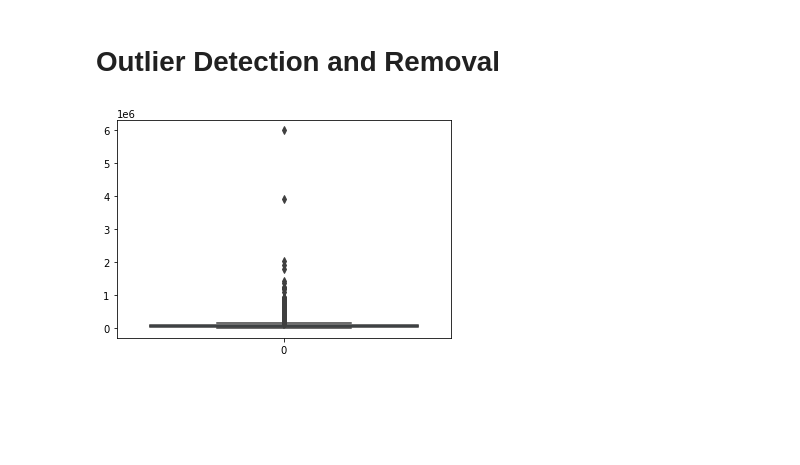
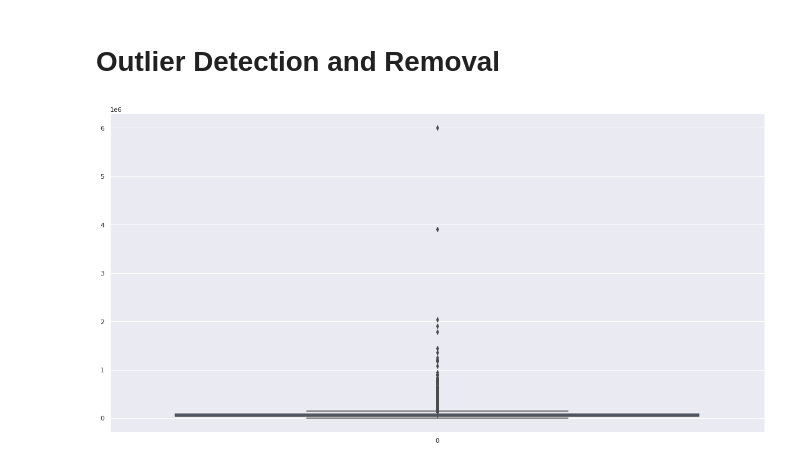
Before and after one commit to taruj/LendingClub_CaseStudy, a Jupyter notebook: LendingClub_CaseStudy.ipynb, the cells around one changed output. Drawn from its saved outputs; the diff is of its cells as text; code cells hidden in the pictures; blank space fills up the shorter version.

Commit message:
boxplot with bigger size

```diff
--- a/LendingClub_CaseStudy.ipynb
+++ b/LendingClub_CaseStudy.ipynb
@@ -27,6 +27,7 @@ import pandas as pd
 import matplotlib.pyplot as plt
 import seaborn as sns
 # %%
+from numpy.core.fromnumeric import size
 # Set pandas options to increase the Maximum Rows and Columns
 # Using set options to accommodate existing columns and derived columns
 pd.set_option('display.max_columns', None)
@@ -35,6 +36,10 @@ pd.set_option('display.max_rows', None)
 
 # Set float format to 2 decimal points
 pd.options.display.float_format = '{:.2f}'.format
+
+# Set figure size and sns palette
+plt.rcParams['figure.figsize'] = (20,10)
+sns.set_theme(style='darkgrid')
 # %%
 # Load raw file
 loan = pd.read_csv('/content/drive/MyDrive/Colab Notebooks/data/loan.csv', low_memory = False)
@@ -328,8 +328,8 @@ loan.emp_length = pd.to_numeric(loan.emp_length.apply(lambda x:0 if '<' in x els
 # Outlier Detection and Removal
 # %%
 # Create a box plot to see if there are any outliers in the annual_inc
-sns.color_palette("hls", 8)
+
 sns.boxplot(data = loan['annual_inc'])
 plt.show()
 # %% [output]
-[figure, old version]
+[figure, new version]
```
Also changed, not shown: parts of 1 cell of this notebook.
